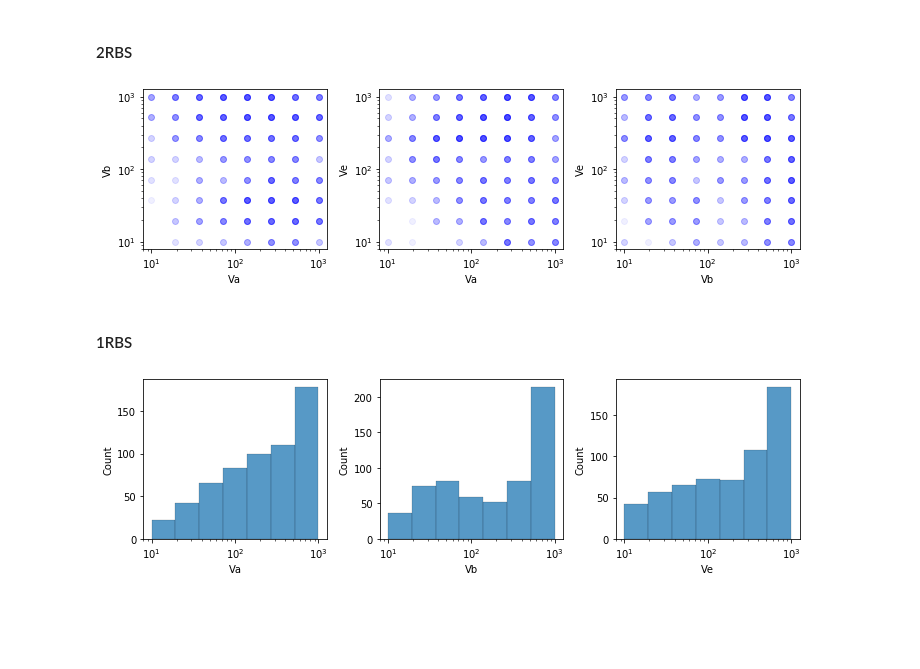
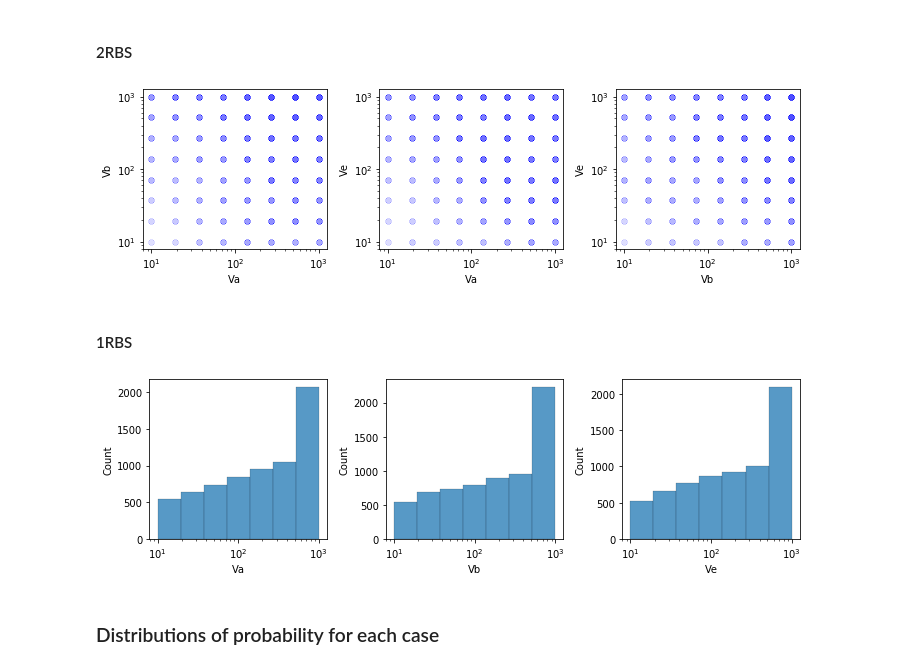
Before and after one commit to martinaoliver/modelling, a Jupyter notebook: 3954/parameter_space_search/code/rbs_library/analyse_library_robustness.ipynb, the cells around one changed output. Drawn from its saved outputs; the diff is of its cells as text; code cells hidden in the pictures; blank space fills up the shorter version.

```diff
--- a/3954/parameter_space_search/code/rbs_library/analyse_library_robustness.ipynb
+++ b/3954/parameter_space_search/code/rbs_library/analyse_library_robustness.ipynb
@@ -41,5 +43,5 @@ import matplotlib.pyplot as plt
 # %%
-df=pickle.load(open(modelling_home + "/3954/parameter_space_search/results/output_dataframes/lsa_df_circuit2_variant1_51200parametersets_rbslibrary0_concat.pkl", "rb" ) )
+df=pickle.load(open(modelling_home + "/3954/parameter_space_search/results/output_dataframes/lsa_df_circuit2_variant1_1000448parametersets_rbslibrary0_concat.pkl", "rb" ) )
 # %%
 df
 # %% [output]
@@ -183,24 +185,24 @@ import seaborn as sns
 # %%
 
 fig,ax = plt.subplots(1,3, figsize=(10, 3))
 
 
-ax[0].scatter(turing['Va'],turing['Vb'],c='b', alpha=0.06)
+ax[0].scatter(turing['Va'],turing['Vb'],c='b', alpha=0.005)
 # ax[0].set_xlabel('Va'), ax[0].set_ylabel('Vb')
-ax[1].scatter(turing['Va'], turing['Ve'],c='b', alpha=0.06)
+ax[1].scatter(turing['Va'], turing['Ve'],c='b', alpha=0.005)
 # ax[1].set_xlabel('Va'), ax[0].set_ylabel('Ve')
 
 
-ax[2].scatter(turing['Vb'],turing['Ve'],c='b', alpha=0.06)
+ax[2].scatter(turing['Vb'],turing['Ve'],c='b', alpha=0.005)
 # plt.xlabel('Vb'), plt.ylabel('Ve')
 ax[0].set(xlabel='Va', ylabel='Vb',xscale='log',yscale='log')
 ax[1].set(xlabel='Va', ylabel='Ve',xscale='log',yscale='log')
 ax[2].set(xlabel='Vb', ylabel='Ve',xscale='log',yscale='log')
 # plt.show()
 plt.tight_layout()
 plt.savefig('rbs_turing_distributions.png')
 # %% [output]
-[figure, old version]
+[figure, new version]
 # %% [markdown]
 #### 1RBS
 # %%
@@ -233,4 +235,6 @@ axes[2].set(xlabel='Ve',xscale='log')
 plt.tight_layout()
 plt.savefig('rbs_turing_histograms.png')
 # %% [output]
-[figure, old version]
+[figure, new version]
+# %% [markdown]
+### Distributions of probability for each case
```
Also changed, not shown: parts of 10 cells of this notebook.
